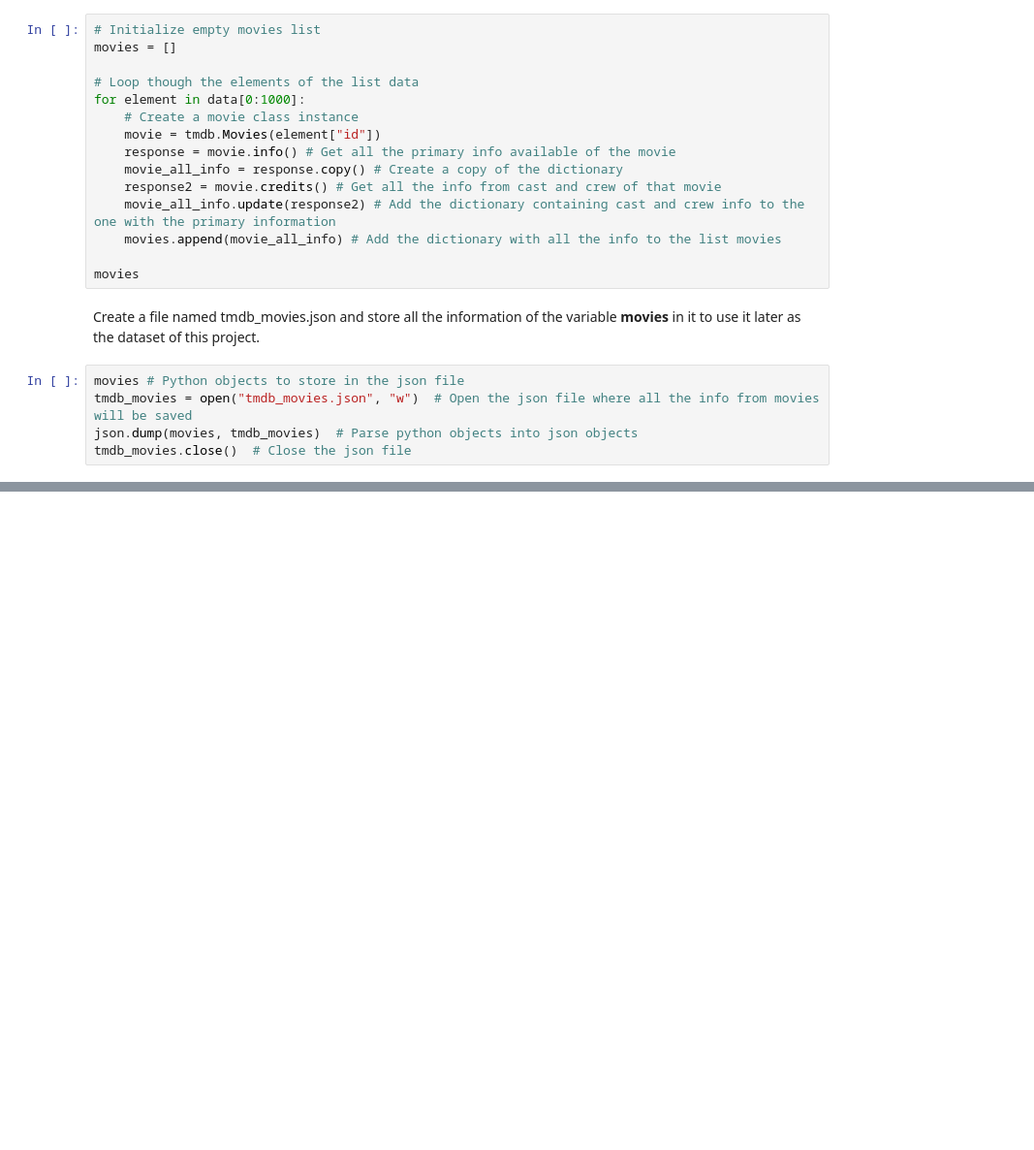
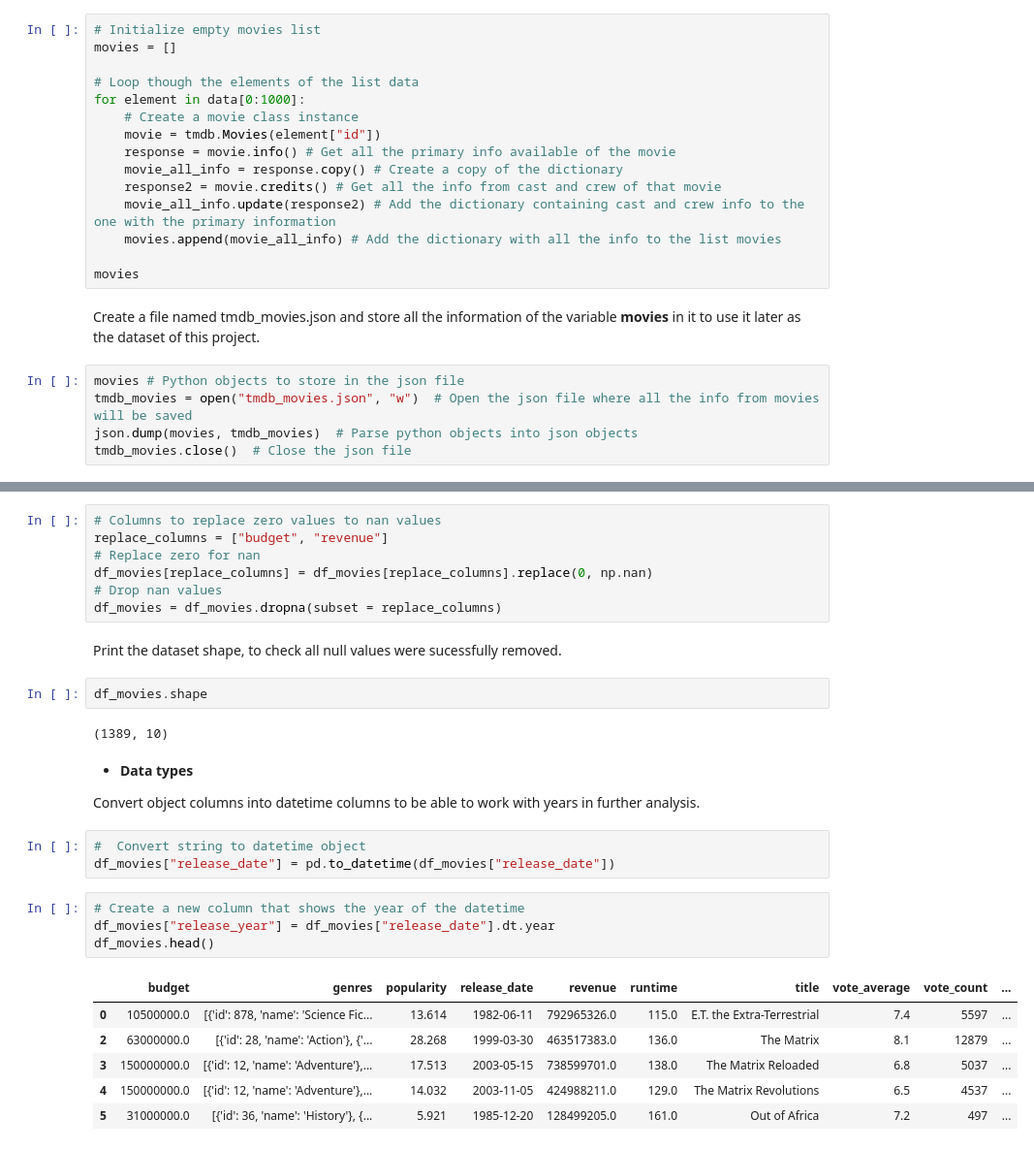
Before and after one commit to herrerovir/Python-exploratory-data-analysis-movies, a Jupyter notebook: EDA-movies.ipynb, the cells around one changed output, grey strips where cells are left out. Shown: that part at 97% size. Saved outputs shown, nothing was run; the diff lists cells and outputs as text; blank space fills up the shorter version.

Commit message:
Add data cleaning

```diff
--- a/EDA-movies.ipynb
+++ b/EDA-movies.ipynb
@@ -99,0 +193,31 @@ tmdb_movies.close()  # Close the json file
+# %%
+# Columns to replace zero values to nan values
+replace_columns = ["budget", "revenue"]
+# Replace zero for nan
+df_movies[replace_columns] = df_movies[replace_columns].replace(0, np.nan)
+# Drop nan values
+df_movies = df_movies.dropna(subset = replace_columns)
+# %% [markdown]
+Print the dataset shape, to check all null values were sucessfully removed.
+# %%
+df_movies.shape
+# %% [output]
+(1389, 10)
+# %% [markdown]
+* __Data types__
+
+Convert object columns into datetime columns to be able to work with years in further analysis.
+# %%
+#  Convert string to datetime object
+df_movies["release_date"] = pd.to_datetime(df_movies["release_date"])
+# %%
+# Create a new column that shows the year of the datetime
+df_movies["release_year"] = df_movies["release_date"].dt.year
+df_movies.head()
+# %% [output]
+|  | budget | genres | popularity | release_date | revenue | runtime | title | vote_average | vote_count | ... |
+| 0 | 10500000.0 | [{'id': 878, 'name': 'Science Fic... | 13.614 | 1982-06-11 | 792965326.0 | 115.0 | E.T. the Extra-Terrestrial | 7.4 | 5597 | ... |
+| 2 | 63000000.0 | [{'id': 28, 'name': 'Action'}, {'... | 28.268 | 1999-03-30 | 463517383.0 | 136.0 | The Matrix | 8.1 | 12879 | ... |
+| 3 | 150000000.0 | [{'id': 12, 'name': 'Adventure'},... | 17.513 | 2003-05-15 | 738599701.0 | 138.0 | The Matrix Reloaded | 6.8 | 5037 | ... |
+| 4 | 150000000.0 | [{'id': 12, 'name': 'Adventure'},... | 14.032 | 2003-11-05 | 424988211.0 | 129.0 | The Matrix Revolutions | 6.5 | 4537 | ... |
+| 5 | 31000000.0 | [{'id': 36, 'name': 'History'}, {... | 5.921 | 1985-12-20 | 128499205.0 | 161.0 | Out of Africa | 7.2 | 497 | ... |
```
Also changed, not shown: parts of 17 cells of this notebook.
